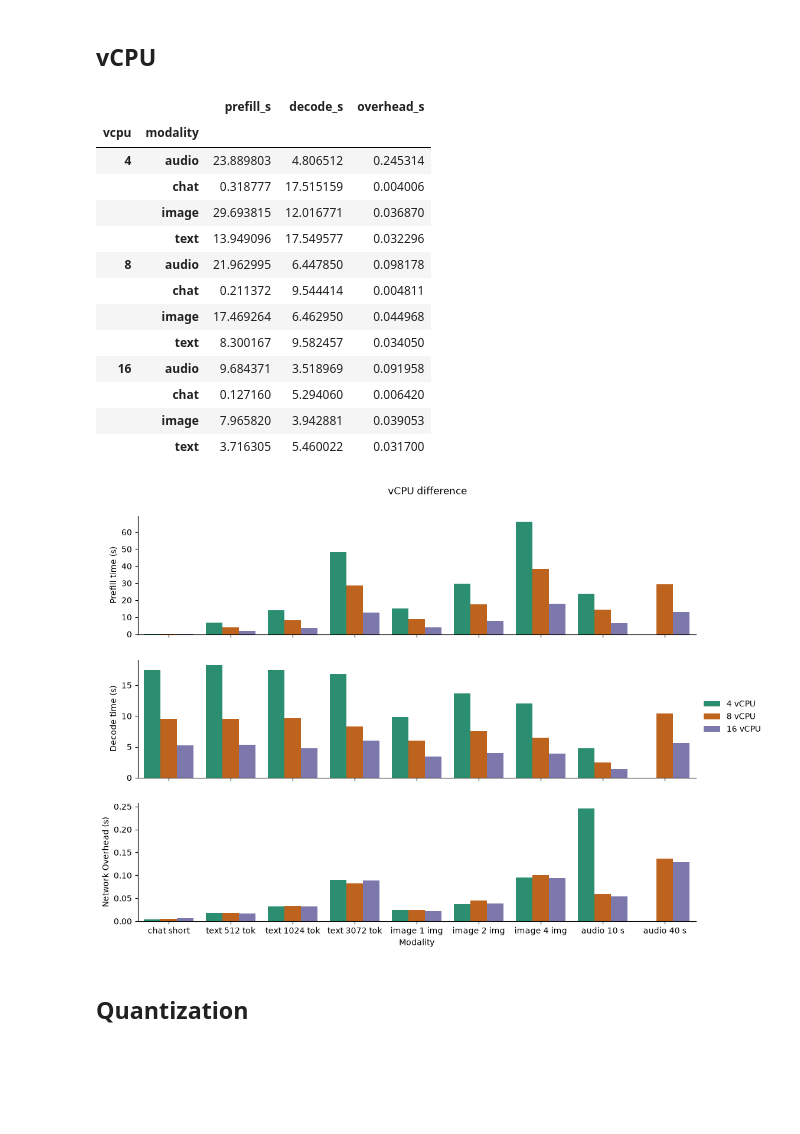
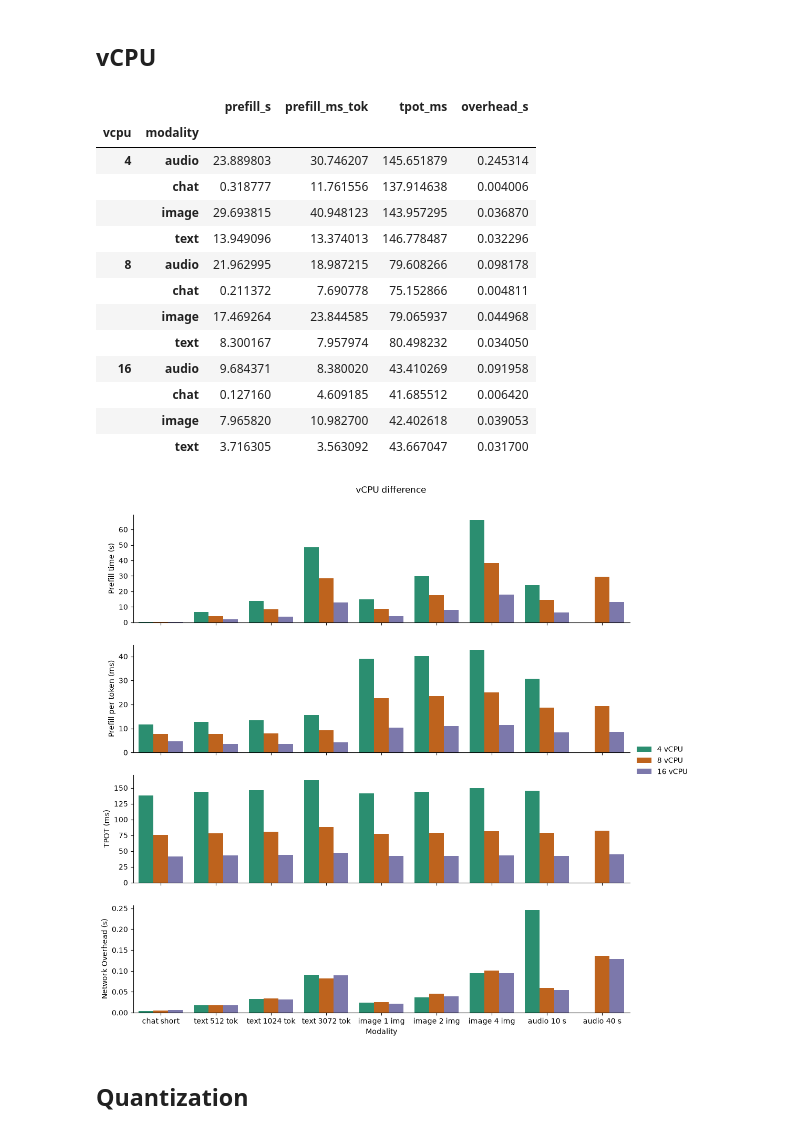
Before and after one commit to clv07/aws-mm-router, a Jupyter notebook: analysis/plot.ipynb, the cells around one changed output. Drawn from its saved outputs; the diff is of its cells as text; code cells hidden in the pictures; blank space fills up the shorter version.

```diff
--- a/analysis/plot.ipynb
+++ b/analysis/plot.ipynb
@@ -17,7 +17,14 @@ SPECS = {  # instance: (architecture, vCPU, memory GiB)
 }
 METRICS = {  # column: plot label
     "prefill_s": "Prefill time (s)",
+    "prefill_ms_tok": "Prefill per token (ms)",
     "decode_s": "Decode time (s)",
+    "overhead_s": "Network Overhead (s)",
+}
+NATURAL = {  # natural mode stops at different output lengths, so compare decode per output token
+    "prefill_s": "Prefill time (s)",
+    "prefill_ms_tok": "Prefill per token (ms)",
+    "tpot_ms": "TPOT (ms)",
     "overhead_s": "Network Overhead (s)",
 }
 UNITS = {"chat": "", "text": " tok", "image": " img", "audio": " s"}
@@ -43,6 +50,7 @@ def load(folder):
     df["prefill_tok_s"] = df.prompt_tokens * 1000 / df.server_prompt_ms
     df["tpot_ms"] = 1000 / df.decode_tok_s
     df["prefill_s"] = df.server_prompt_ms / 1000
+    df["prefill_ms_tok"] = df.server_prompt_ms / df.prompt_tokens  # flat across sizes = linear in tokens
     df["decode_s"] = df.server_predicted_ms / 1000
     df["overhead_s"] = (df.e2e_s - (df.server_prompt_ms + df.server_predicted_ms) / 1000).clip(lower=0)
     return df
@@ -146,28 +201,28 @@ bars(memory, "memory", "Memory difference")
 # %%
 VCPU = ["c7i.1xlarge-q8", "c7i.2xlarge", "c7i.4xlarge-q8"]
 vcpu = pd.concat([load(f"{i}__Qwen2.5-Omni-3B-Q8_0") for i in VCPU], ignore_index=True)
 vcpu = keep(vcpu, "natural")
 vcpu["vCPU"] = vcpu.vcpu.astype(str) + " vCPU"
-vcpu.groupby(["vcpu", "modality"])[list(METRICS)].median()
+vcpu.groupby(["vcpu", "modality"])[list(NATURAL)].median()
 # %% [output]
-|  |  | prefill_s | decode_s | overhead_s |
-| vcpu | modality |  |  |  |
-| 4 | audio | 23.889803 | 4.806512 | 0.245314 |
-|  | chat | 0.318777 | 17.515159 | 0.004006 |
-|  | image | 29.693815 | 12.016771 | 0.036870 |
-|  | text | 13.949096 | 17.549577 | 0.032296 |
-| 8 | audio | 21.962995 | 6.447850 | 0.098178 |
-|  | chat | 0.211372 | 9.544414 | 0.004811 |
-|  | image | 17.469264 | 6.462950 | 0.044968 |
-|  | text | 8.300167 | 9.582457 | 0.034050 |
-| 16 | audio | 9.684371 | 3.518969 | 0.091958 |
-|  | chat | 0.127160 | 5.294060 | 0.006420 |
-|  | image | 7.965820 | 3.942881 | 0.039053 |
-|  | text | 3.716305 | 5.460022 | 0.031700 |
+|  |  | prefill_s | prefill_ms_tok | tpot_ms | overhead_s |
+| vcpu | modality |  |  |  |  |
+| 4 | audio | 23.889803 | 30.746207 | 145.651879 | 0.245314 |
+|  | chat | 0.318777 | 11.761556 | 137.914638 | 0.004006 |
+|  | image | 29.693815 | 40.948123 | 143.957295 | 0.036870 |
+|  | text | 13.949096 | 13.374013 | 146.778487 | 0.032296 |
+| 8 | audio | 21.962995 | 18.987215 | 79.608266 | 0.098178 |
+|  | chat | 0.211372 | 7.690778 | 75.152866 | 0.004811 |
+|  | image | 17.469264 | 23.844585 | 79.065937 | 0.044968 |
+|  | text | 8.300167 | 7.957974 | 80.498232 | 0.034050 |
+| 16 | audio | 9.684371 | 8.380020 | 43.410269 | 0.091958 |
+|  | chat | 0.127160 | 4.609185 | 41.685512 | 0.006420 |
+|  | image | 7.965820 | 10.982700 | 42.402618 | 0.039053 |
+|  | text | 3.716305 | 3.563092 | 43.667047 | 0.031700 |
 # %%
-bars(vcpu, "vCPU", "vCPU difference")
+bars(vcpu, "vCPU", "vCPU difference", NATURAL)
 # %% [output]
-[figure, old version]
+[figure, new version]
 # %% [markdown]
 ## Quantization
 # %%
```
Also changed, not shown: parts of 8 cells of this notebook.
